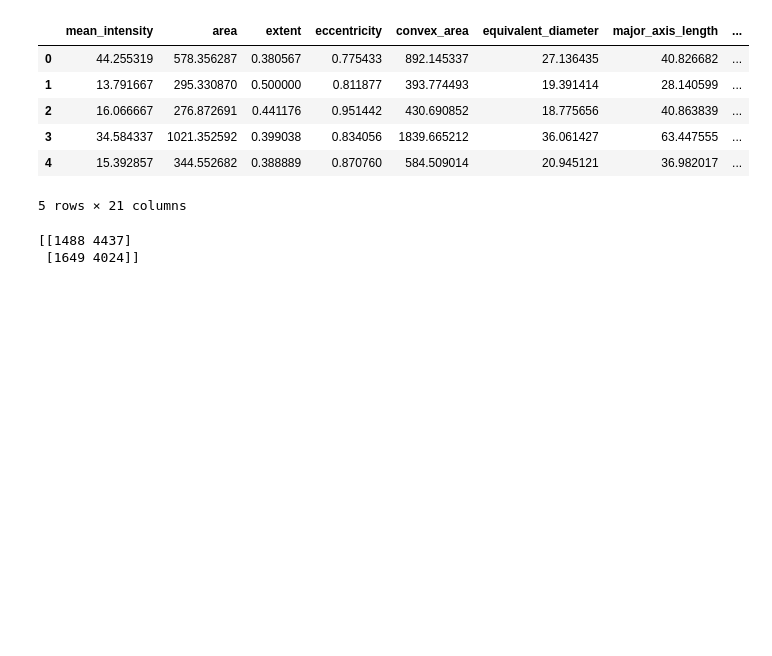
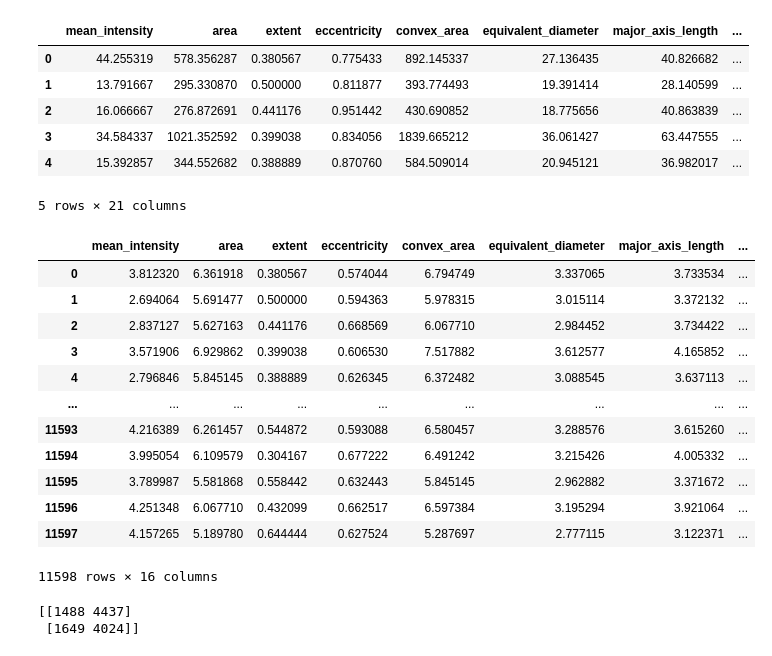
Before and after one commit to kozz84/particle_analysis, a Jupyter notebook: Article_2022.ipynb, the cells around one changed output. Drawn from its saved outputs; the diff is of its cells as text; code cells hidden in the pictures; blank space fills up the shorter version.

```diff
--- a/Article_2022.ipynb
+++ b/Article_2022.ipynb
@@ -59,3 +60,19 @@ X,y,X_train,X_test,y_train,y_test,file_col,columns_names,X_df = preprocessing(df
+# %%
+check
+# %% [output]
+|  | mean_intensity | area | extent | eccentricity | convex_area | equivalent_diameter | major_axis_length | ... |
+| 0 | 3.812320 | 6.361918 | 0.380567 | 0.574044 | 6.794749 | 3.337065 | 3.733534 | ... |
+| 1 | 2.694064 | 5.691477 | 0.500000 | 0.594363 | 5.978315 | 3.015114 | 3.372132 | ... |
+| 2 | 2.837127 | 5.627163 | 0.441176 | 0.668569 | 6.067710 | 2.984452 | 3.734422 | ... |
+| 3 | 3.571906 | 6.929862 | 0.399038 | 0.606530 | 7.517882 | 3.612577 | 4.165852 | ... |
+| 4 | 2.796846 | 5.845145 | 0.388889 | 0.626345 | 6.372482 | 3.088545 | 3.637113 | ... |
+| ... | ... | ... | ... | ... | ... | ... | ... | ... |
+| 11593 | 4.216389 | 6.261457 | 0.544872 | 0.593088 | 6.580457 | 3.288576 | 3.615260 | ... |
+| 11594 | 3.995054 | 6.109579 | 0.304167 | 0.677222 | 6.491242 | 3.215426 | 4.005332 | ... |
+| 11595 | 3.789987 | 5.581868 | 0.558442 | 0.632443 | 5.845145 | 2.962882 | 3.371672 | ... |
+| 11596 | 4.251348 | 6.067710 | 0.432099 | 0.662517 | 6.597384 | 3.195294 | 3.921064 | ... |
+| 11597 | 4.157265 | 5.189780 | 0.644444 | 0.627524 | 5.287697 | 2.777115 | 3.122371 | ... |
+11598 rows × 16 columns
 # %%
 from sklearn.cluster import SpectralClustering, KMeans,AgglomerativeClustering,DBSCAN
 from sklearn.metrics import confusion_matrix, classification_report, accuracy_score,f1_score
```
Also changed, not shown: parts of 8 cells of this notebook.
